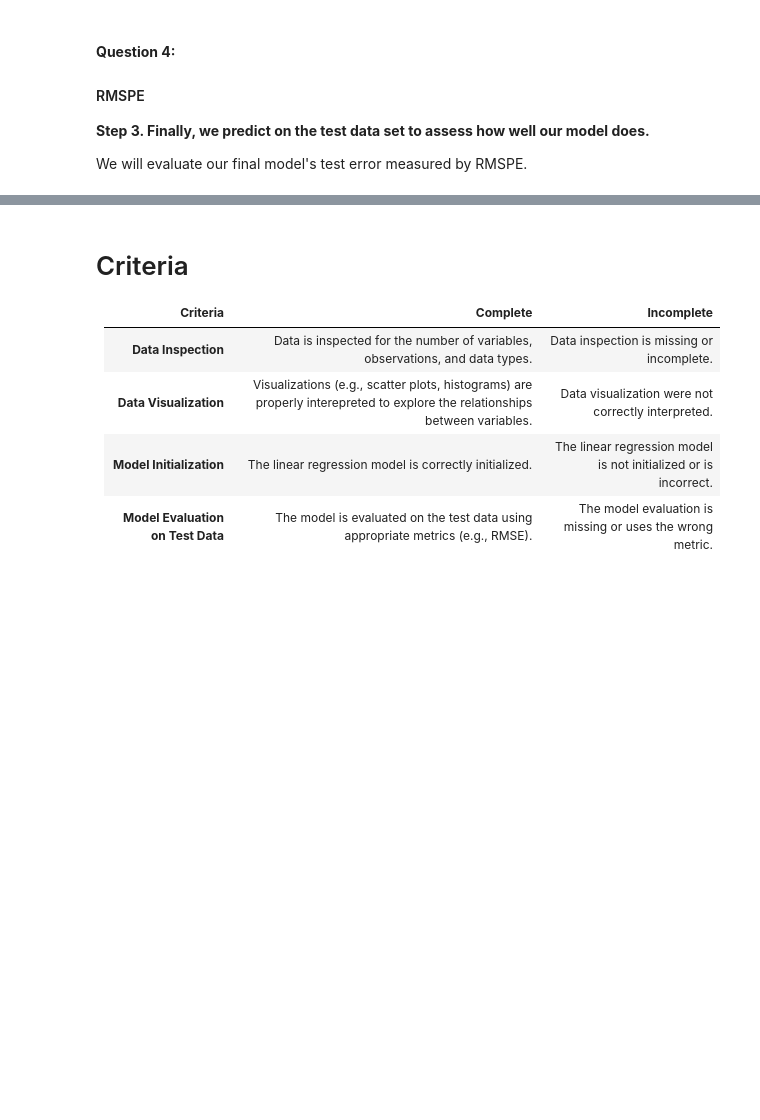
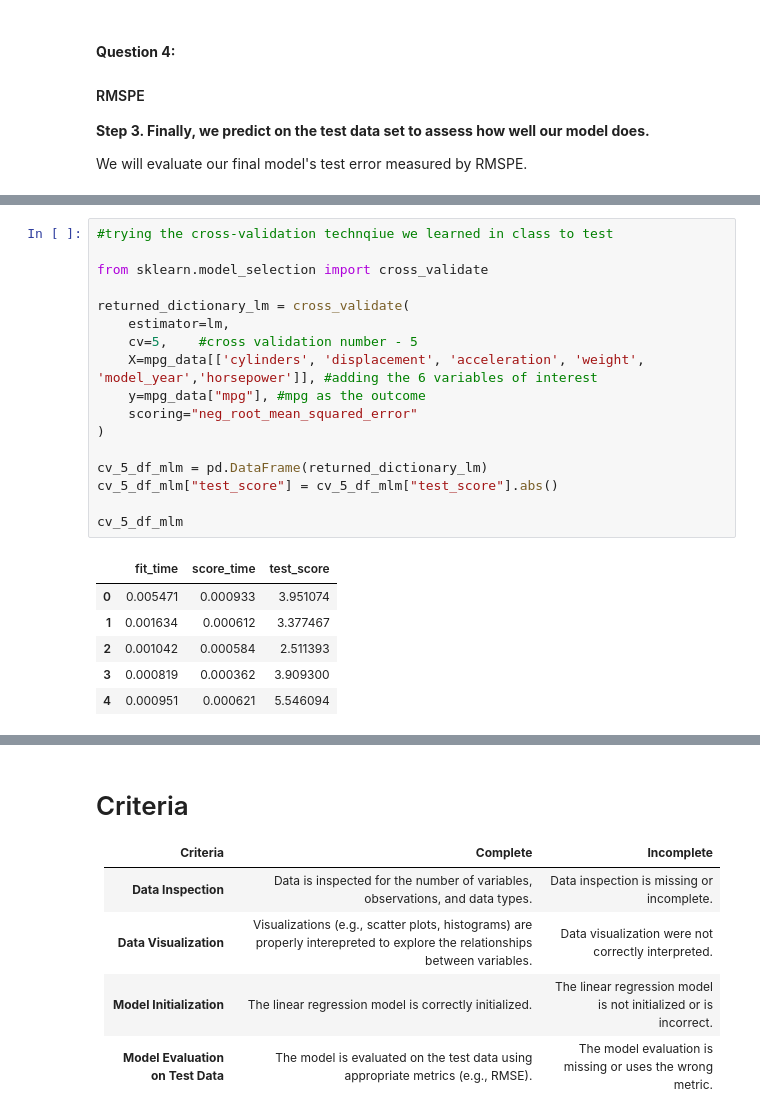
Before and after one commit to ecervinka/LCR, a Jupyter notebook: 02_activities/assignments/assignment_2.ipynb, the cells around one changed output, grey strips where cells are left out. Saved outputs shown, nothing was run; the diff lists cells and outputs as text; blank space fills up the shorter version.

```diff
--- a/02_activities/assignments/assignment_2.ipynb
+++ b/02_activities/assignments/assignment_2.ipynb
@@ -224,0 +302,24 @@ We will evaluate our final model's test error measured by RMSPE.
+# %%
+#trying the cross-validation technqiue we learned in class to test
+
+from sklearn.model_selection import cross_validate
+
+returned_dictionary_lm = cross_validate(
+    estimator=lm,
+    cv=5,    #cross validation number - 5
+    X=mpg_data[['cylinders', 'displacement', 'acceleration', 'weight', 'model_year','horsepower']], #adding the 6 variables of interest
+    y=mpg_data["mpg"], #mpg as the outcome
+    scoring="neg_root_mean_squared_error"
+)
+
+cv_5_df_mlm = pd.DataFrame(returned_dictionary_lm)
+cv_5_df_mlm["test_score"] = cv_5_df_mlm["test_score"].abs()
+
+cv_5_df_mlm
+# %% [output]
+|  | fit_time | score_time | test_score |
+| 0 | 0.005471 | 0.000933 | 3.951074 |
+| 1 | 0.001634 | 0.000612 | 3.377467 |
+| 2 | 0.001042 | 0.000584 | 2.511393 |
+| 3 | 0.000819 | 0.000362 | 3.909300 |
+| 4 | 0.000951 | 0.000621 | 5.546094 |
```
Also changed, not shown: parts of 14 cells of this notebook.
